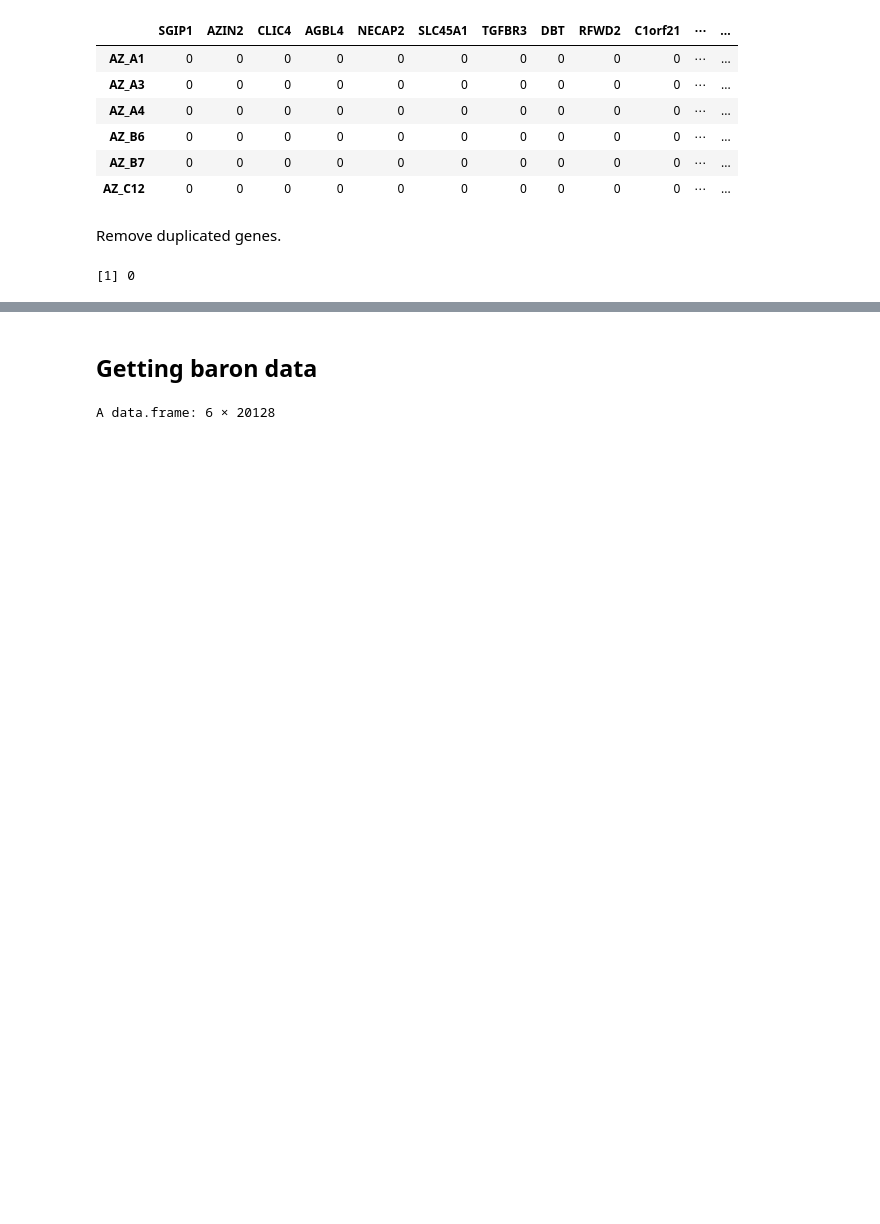
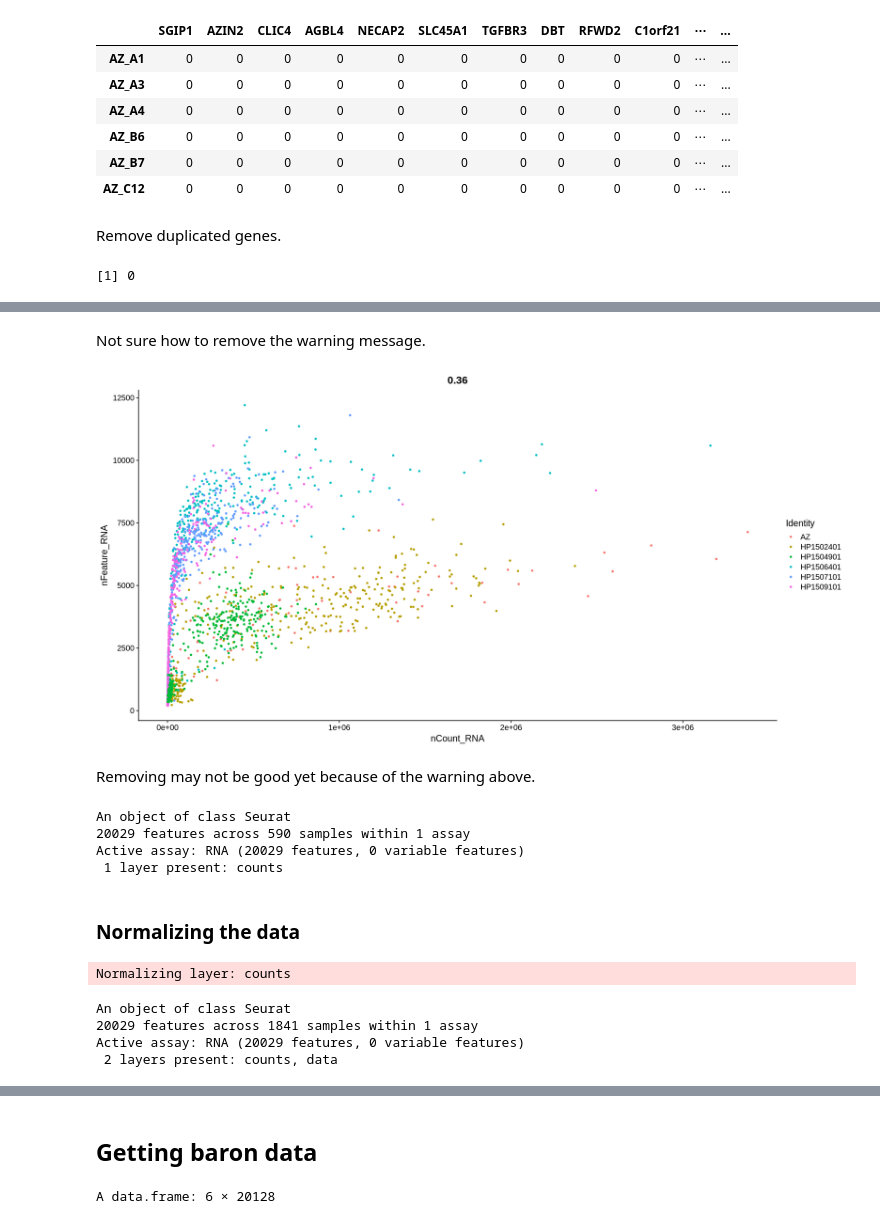
Before and after one commit to galopyz/goldfish, a Jupyter notebook: R/midterm.ipynb, the cells around one changed output, grey strips where cells are left out. Cells and saved outputs as stored; diff of their text form; code cells hidden in the pictures; blank space fills up the shorter version.

```diff
--- a/R/midterm.ipynb
+++ b/R/midterm.ipynb
@@ -247,0 +280,26 @@ ERROR: Error in validObject(.Object): invalid class “LogMap” object: Duplica
+# %% [markdown]
+Not sure how to remove the warning message.
+# %%
+FeatureScatter(so, feature1 = "nCount_RNA", feature2 = "nFeature_RNA")
+# %% [output]
+[figure, added]
+# %% [markdown]
+Removing may not be good yet because of the warning above.
+# %%
+subset(so, subset = nFeature_RNA > 200 & nFeature_RNA < 2500)
+# %% [output]
+An object of class Seurat
+20029 features across 590 samples within 1 assay
+Active assay: RNA (20029 features, 0 variable features)
+ 1 layer present: counts
+# %% [markdown]
+### Normalizing the data
+# %%
+so <- NormalizeData(so)
+so
+# %% [output]
+Normalizing layer: counts
+An object of class Seurat
+20029 features across 1841 samples within 1 assay
+Active assay: RNA (20029 features, 0 variable features)
+ 2 layers present: counts, data
```
Also changed, not shown: parts of 39 cells of this notebook.
